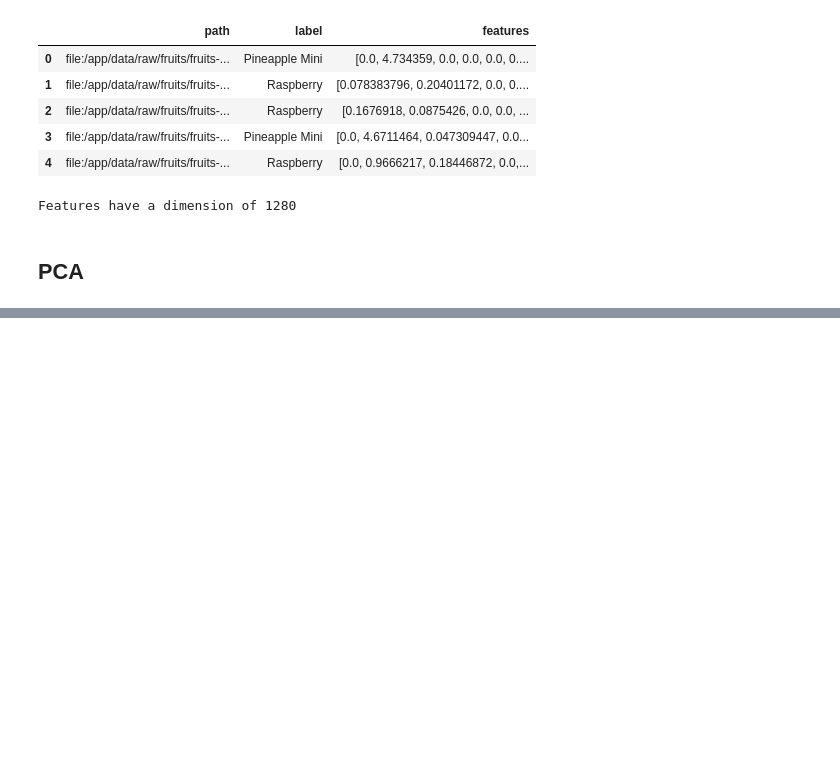
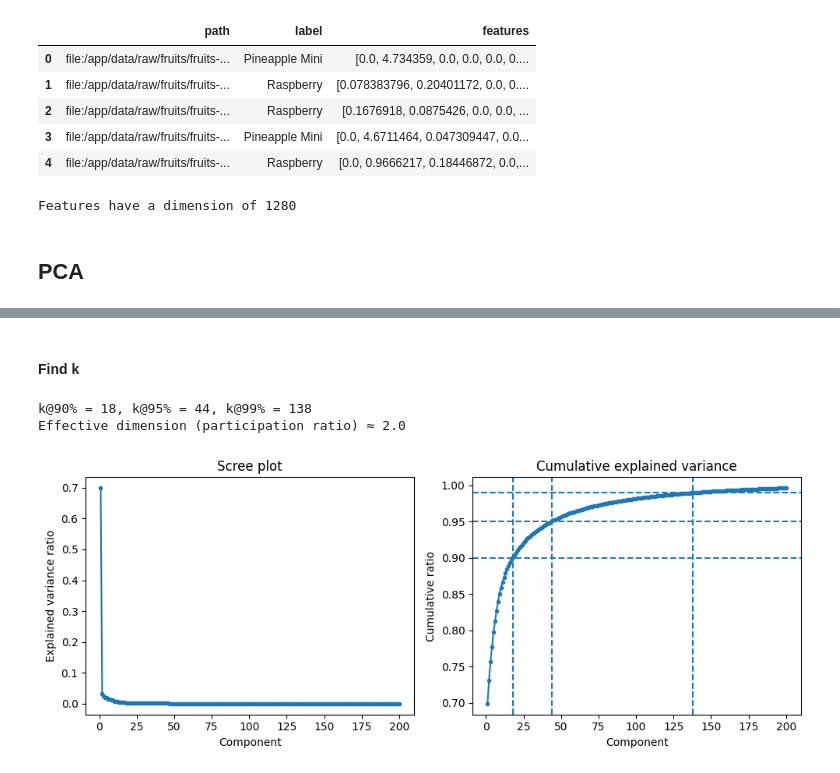
Before and after one commit to Laeti-dev/P11-Implement-a-data-processing-workflow-in-a-cloud-based-big-data-environment., a Jupyter notebook: notebooks/notebook2026.ipynb, the cells around one changed output, grey strips where cells are left out. Cells and saved outputs as stored; diff of their text form; code cells hidden in the pictures; blank space fills up the shorter version.

```diff
--- a/notebooks/notebook2026.ipynb
+++ b/notebooks/notebook2026.ipynb
@@ -481,0 +484,6 @@ from pyspark.ml.linalg import Vectors, VectorUDT
+# %%
+# get data from parquet
+features_path = FEATURES_DIR / "mobilenetv2_features.parquet"
+features_df = spark.read.parquet(str(features_path))
+
+features_df.show(5, truncate=False)
@@ -484,10 +507,10 @@ from pyspark.ml.linalg import Vectors, VectorUDT
 array_to_vector = udf(lambda a: Vectors.dense(a), VectorUDT())
 
 # Add vector column
-df_features_pca = df_features.withColumn("features_vector", array_to_vector("features"))
+df_features_pca = features_df.withColumn("features_vector", array_to_vector("features"))
 
 # Show the first 5 rows
 df_features_pca.show(5, truncate=False)
 
 # To avoid recomputing the vector, we can cache the DataFrame
-df_features_pca.cache()
+features_df.cache()
@@ -493,0 +530,50 @@ df_features_pca.cache()
+# %% [markdown]
+#### Find k
+# %%
+import numpy as np
+import time
+import matplotlib.pyplot as plt
+from pyspark.ml.feature import PCA
+
+# 1) Fit PCA with high enough k (max possible = feature dimension, here 1280)
+k_max = 200  # or min(300, feature_dim) to start with
+pca = PCA(k=k_max, inputCol="features_vector", outputCol="pca_features")
+pca_model = pca.fit(df_features_pca)
+
+# 2) Explained variance ratios
+evr = np.array(pca_model.explainedVariance.toArray())   # variance ratio per component
+cum_evr = np.cumsum(evr)
+
+# 3) Number of components for thresholds
+k90 = int(np.argmax(cum_evr >= 0.90) + 1)
+k95 = int(np.argmax(cum_evr >= 0.95) + 1)
+k99 = int(np.argmax(cum_evr >= 0.99) + 1)
+
+print(f"k@90% = {k90}, k@95% = {k95}, k@99% = {k99}")
+
+# 4) Effective dimension (participation ratio)
+# d_eff = (sum(lambda_i)^2) / sum(lambda_i^2)
+# with explained variance ratios, sum(lambda_i)=1, so d_eff = 1/sum(evr^2)
+d_eff = 1.0 / np.sum(evr**2)
+print(f"Effective dimension (participation ratio) ≈ {d_eff:.1f}")
+# 5) Plot
+plt.figure(figsize=(10,4))
+plt.subplot(1,2,1)
+plt.plot(np.arange(1, len(evr)+1), evr, marker='.')
+plt.title("Scree plot")
+plt.xlabel("Component")
+plt.ylabel("Explained variance ratio")
+plt.subplot(1,2,2)
+plt.plot(np.arange(1, len(cum_evr)+1), cum_evr, marker='.')
+for thr, k in [(0.90, k90), (0.95, k95), (0.99, k99)]:
+    plt.axhline(thr, linestyle='--')
+    plt.axvline(k, linestyle='--')
+plt.title("Cumulative explained variance")
+plt.xlabel("Component")
+plt.ylabel("Cumulative ratio")
+plt.tight_layout()
+plt.show()
+# %% [output]
+k@90% = 18, k@95% = 44, k@99% = 138
+Effective dimension (participation ratio) ≈ 2.0
+[figure, added]
```
Also changed, not shown: parts of 12 cells of this notebook, 2 other files.
